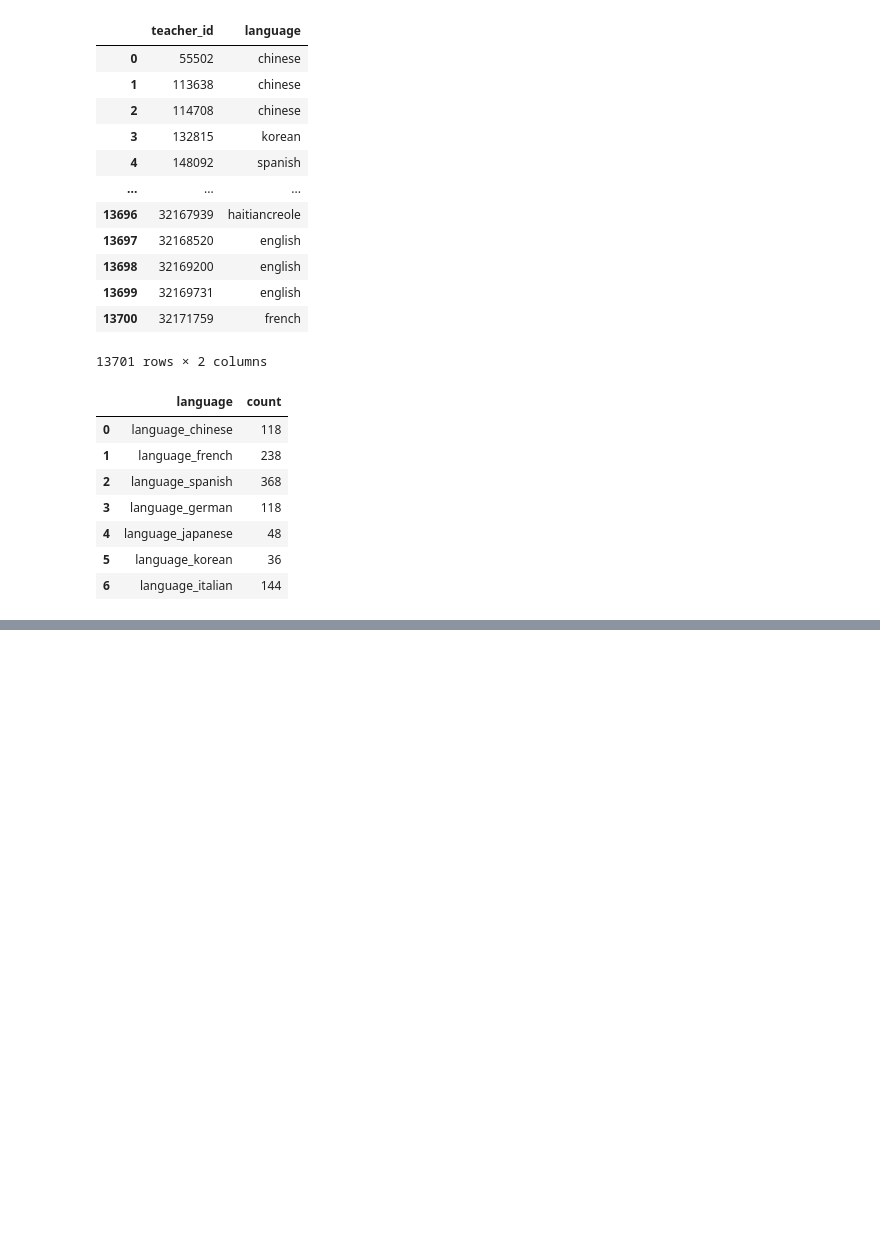
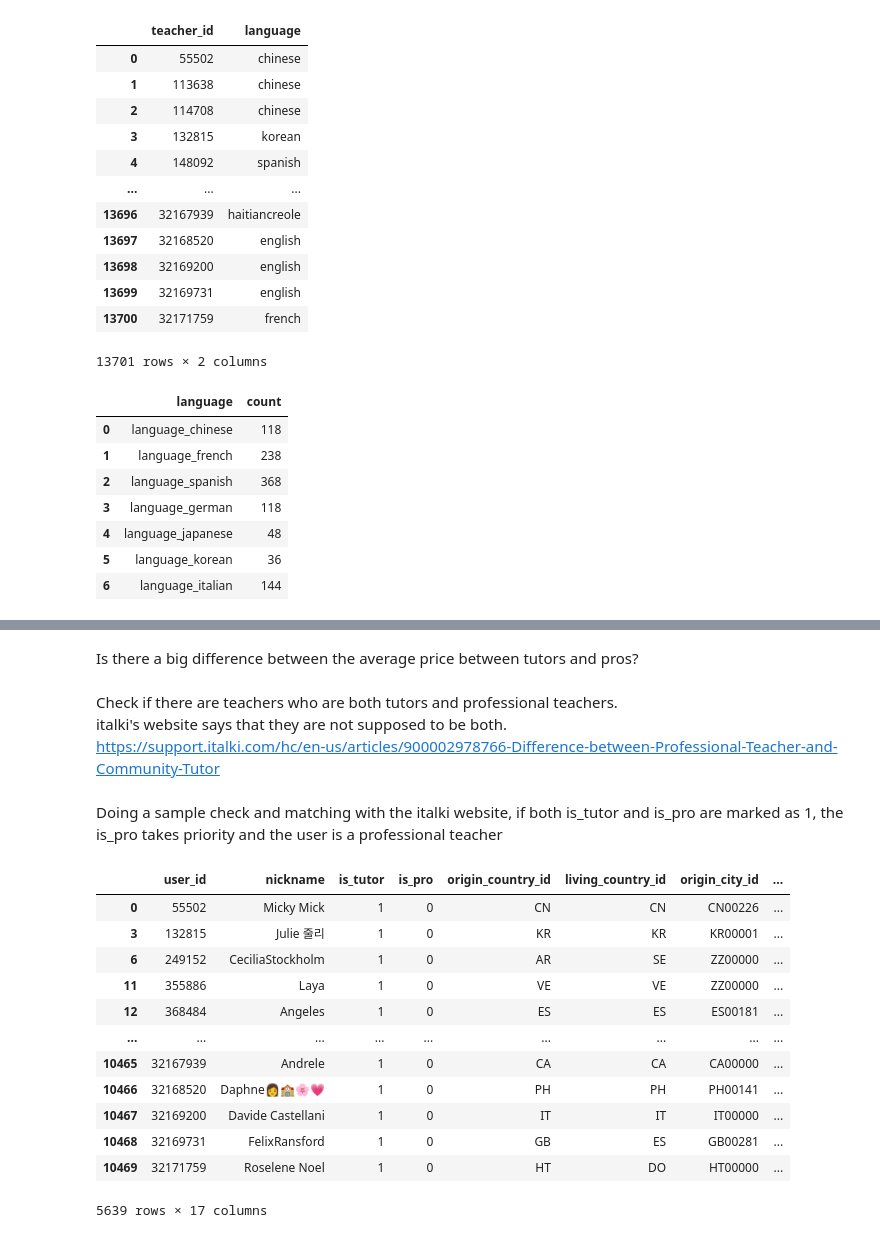
Before and after one commit to ernmin/Project4GA, a Jupyter notebook: EDA/EDA.ipynb, the cells around one changed output, grey strips where cells are left out. Saved outputs shown, nothing was run; the diff lists cells and outputs as text; code cells hidden in the pictures; blank space fills up the shorter version.

```diff
--- a/EDA/EDA.ipynb
+++ b/EDA/EDA.ipynb
@@ -261,0 +336,25 @@ fig.show()
+# %% [markdown]
+Is there a big difference between the average price between tutors and pros?
+# %% [markdown]
+Check if there are teachers who are both tutors and professional teachers.\
+italki's website says that they are not supposed to be both.\
+https://support.italki.com/hc/en-us/articles/900002978766-Difference-between-Professional-Teacher-and-Community-Tutor
+# %% [markdown]
+Doing a sample check and matching with the italki website, if both is_tutor and is_pro are marked as 1, the is_pro takes priority and the user is a professional teacher
+# %%
+df_tutors = df_user_course_info[(df_user_course_info['is_tutor'] == 1) & (df_user_course_info['is_pro']  == 0)]
+df_tutors
+# %% [output]
+|  | user_id | nickname | is_tutor | is_pro | origin_country_id | living_country_id | origin_city_id | ... |
+| 0 | 55502 | Micky Mick | 1 | 0 | CN | CN | CN00226 | ... |
+| 3 | 132815 | Julie 줄리 | 1 | 0 | KR | KR | KR00001 | ... |
+| 6 | 249152 | CeciliaStockholm | 1 | 0 | AR | SE | ZZ00000 | ... |
+| 11 | 355886 | Laya | 1 | 0 | VE | VE | ZZ00000 | ... |
+| 12 | 368484 | Angeles | 1 | 0 | ES | ES | ES00181 | ... |
+| ... | ... | ... | ... | ... | ... | ... | ... | ... |
+| 10465 | 32167939 | Andrele | 1 | 0 | CA | CA | CA00000 | ... |
+| 10466 | 32168520 | Daphne👩🏫🌸💗 | 1 | 0 | PH | PH | PH00141 | ... |
+| 10467 | 32169200 | Davide Castellani | 1 | 0 | IT | IT | IT00000 | ... |
+| 10468 | 32169731 | FelixRansford | 1 | 0 | GB | ES | GB00281 | ... |
+| 10469 | 32171759 | Roselene Noel | 1 | 0 | HT | DO | HT00000 | ... |
+5639 rows × 17 columns
```
Also changed, not shown: parts of 22 cells of this notebook, 1 other file.
